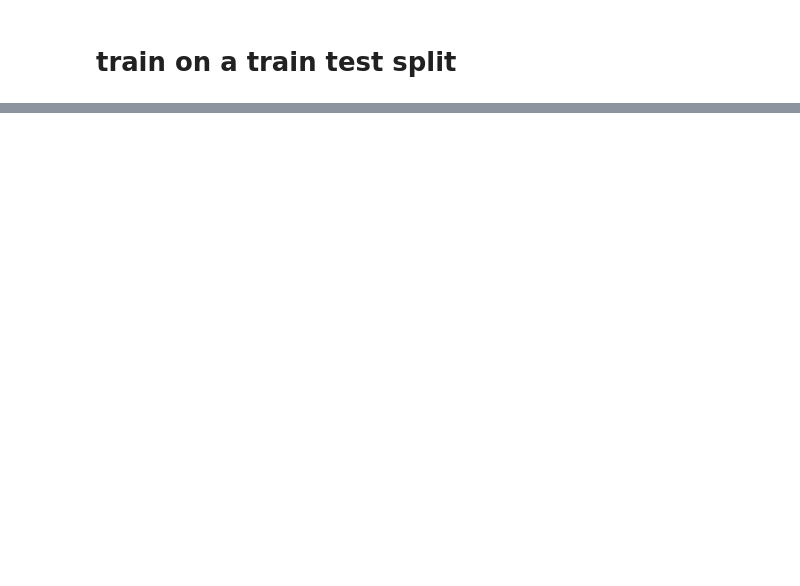
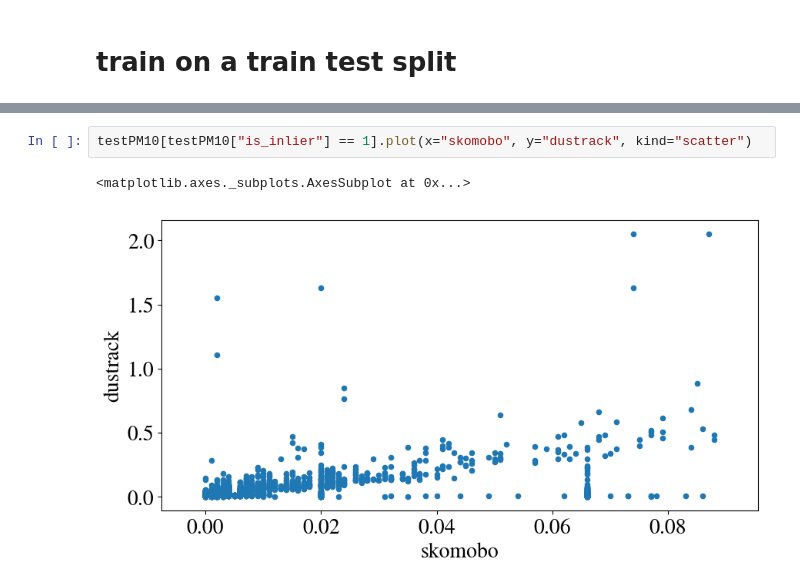
Before and after one commit to SKOMOBO/data_analysis, a Jupyter notebook: notebooks/A more accurate system.ipynb, the cells around one changed output, grey strips where cells are left out. Drawn from its saved outputs; the diff is of its cells as text; blank space fills up the shorter version.

```diff
--- a/notebooks/A more accurate system.ipynb
+++ b/notebooks/A more accurate system.ipynb
@@ -133,3 +140,8 @@ testPM10[testPM10["is_inlier"] == 1].plot(x="skomobo", y="dustrack", kind="scatt
+# %%
+testPM10[testPM10["is_inlier"] == 1].plot(x="skomobo", y="dustrack", kind="scatter")
+# %% [output]
+<matplotlib.axes._subplots.AxesSubplot at 0x...>
+[figure, added]
 # %%
 trainPM10.plot(x="skomobo", y="dustrack", kind="scatter")
 # %% [output]
```
Also changed, not shown: parts of 41 cells of this notebook.
